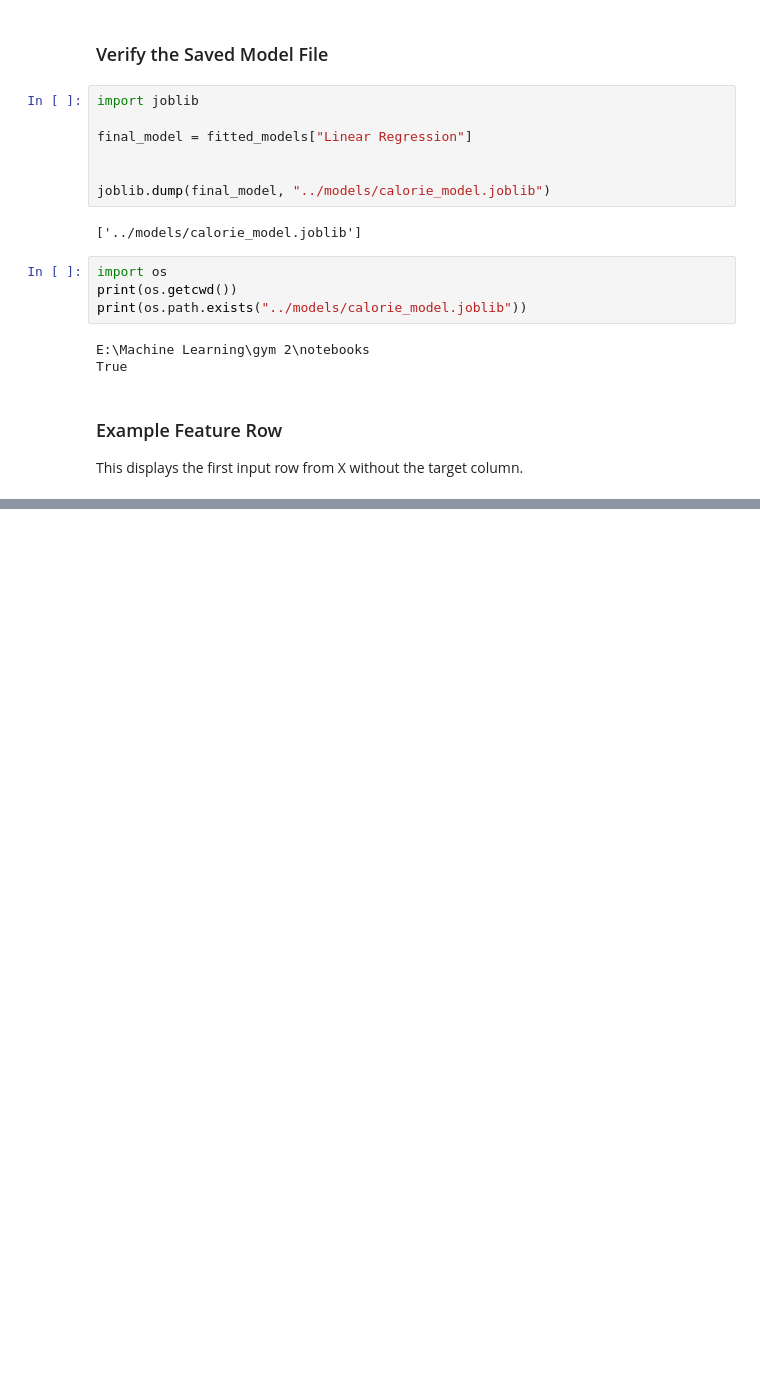
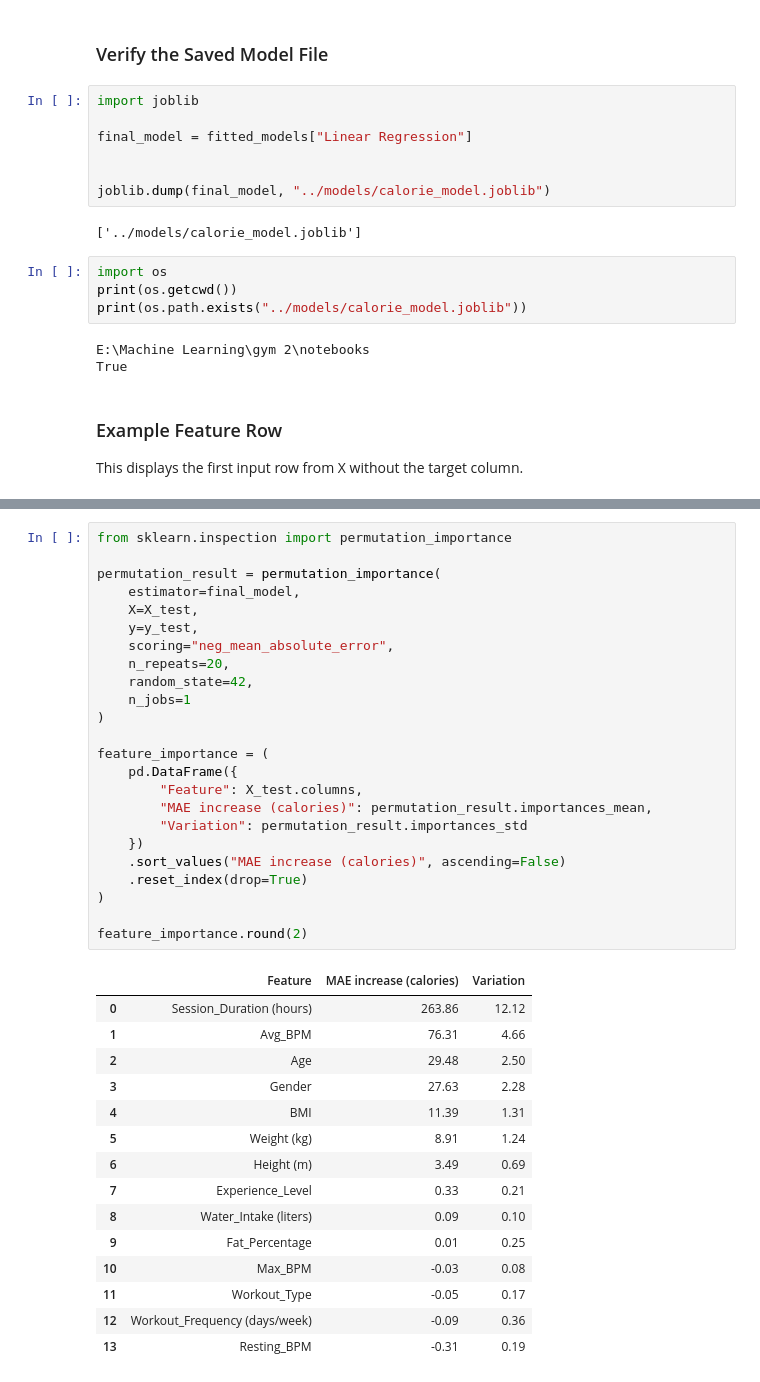
Before and after one commit to pouyamirzaei666-cyber/workout-calorie-estimator, a Jupyter notebook: notebooks/gym_members_exercise_tracking.ipynb, the cells around one changed output, grey strips where cells are left out. Saved outputs shown, nothing was run; the diff lists cells and outputs as text; blank space fills up the shorter version.

```diff
--- a/notebooks/gym_members_exercise_tracking.ipynb
+++ b/notebooks/gym_members_exercise_tracking.ipynb
@@ -632,0 +685,40 @@ X.iloc[[0]]
+# %%
+from sklearn.inspection import permutation_importance
+
+permutation_result = permutation_importance(
+    estimator=final_model,
+    X=X_test,
+    y=y_test,
+    scoring="neg_mean_absolute_error",
+    n_repeats=20,
+    random_state=42,
+    n_jobs=1
+)
+
+feature_importance = (
+    pd.DataFrame({
+        "Feature": X_test.columns,
+        "MAE increase (calories)": permutation_result.importances_mean,
+        "Variation": permutation_result.importances_std
+    })
+    .sort_values("MAE increase (calories)", ascending=False)
+    .reset_index(drop=True)
+)
+
+feature_importance.round(2)
+# %% [output]
+|  | Feature | MAE increase (calories) | Variation |
+| 0 | Session_Duration (hours) | 263.86 | 12.12 |
+| 1 | Avg_BPM | 76.31 | 4.66 |
+| 2 | Age | 29.48 | 2.50 |
+| 3 | Gender | 27.63 | 2.28 |
+| 4 | BMI | 11.39 | 1.31 |
+| 5 | Weight (kg) | 8.91 | 1.24 |
+| 6 | Height (m) | 3.49 | 0.69 |
+| 7 | Experience_Level | 0.33 | 0.21 |
+| 8 | Water_Intake (liters) | 0.09 | 0.10 |
+| 9 | Fat_Percentage | 0.01 | 0.25 |
+| 10 | Max_BPM | -0.03 | 0.08 |
+| 11 | Workout_Type | -0.05 | 0.17 |
+| 12 | Workout_Frequency (days/week) | -0.09 | 0.36 |
+| 13 | Resting_BPM | -0.31 | 0.19 |
```
Also changed, not shown: parts of 18 cells of this notebook, 2 other files.
